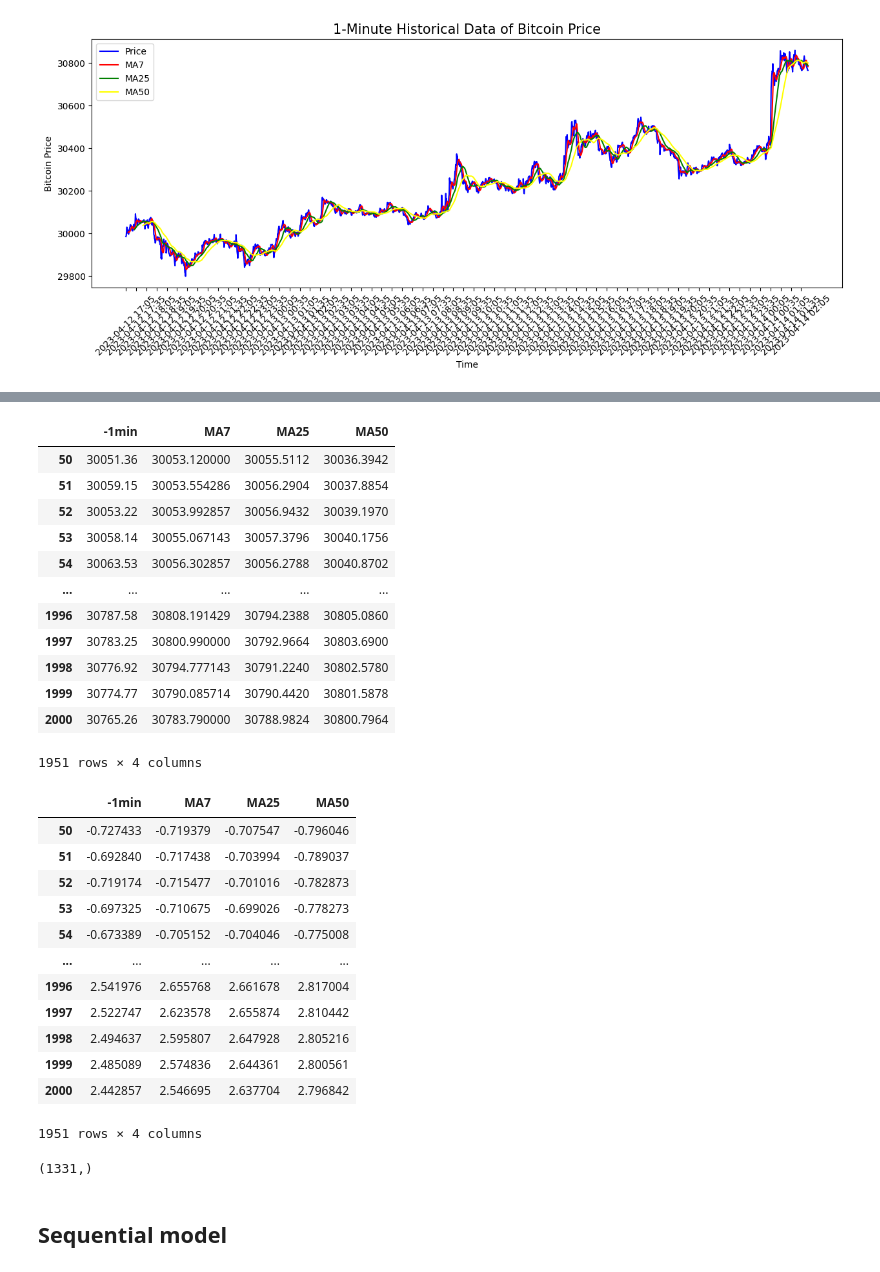
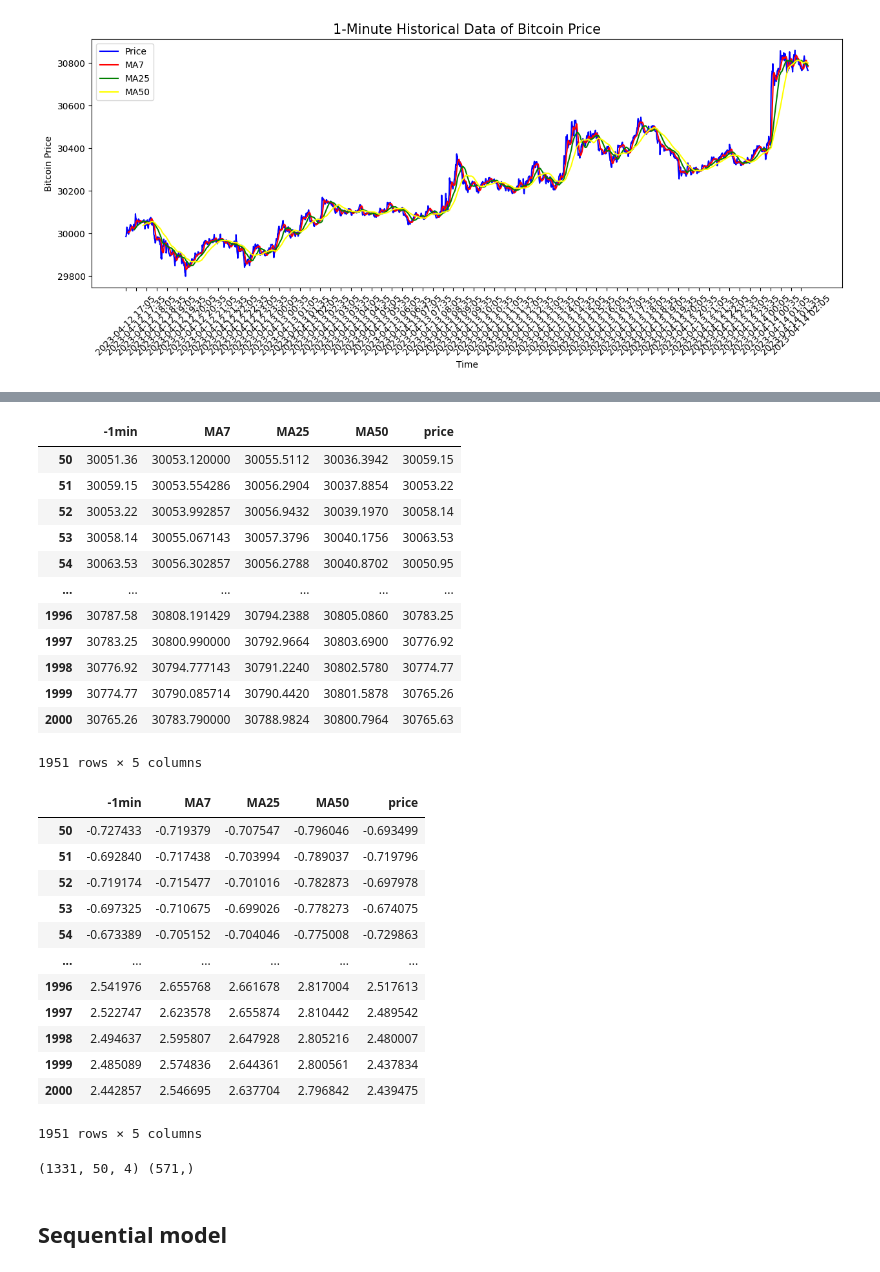
Before and after one commit to mangotree0867/ML_36500, a Jupyter notebook: model/model_004.ipynb, the cells around one changed output, grey strips where cells are left out. Drawn from its saved outputs; the diff is of its cells as text; code cells hidden in the pictures.

```diff
--- a/model/model_004.ipynb
+++ b/model/model_004.ipynb
@@ -57,5 +57,4 @@ plt.show()
 #drop NAN rows
 df = df.drop(df.index[:50])
 
-target_y = df['price']
-feature_x = df.iloc[:,1:5]
+feature_df = df.iloc[:,1:6]
@@ -77,19 +61,19 @@ Name: price, Length: 1951, dtype: float64
 # %%
-feature_x
+feature_df
 # %% [output]
-|  | -1min | MA7 | MA25 | MA50 |
-| 50 | 30051.36 | 30053.120000 | 30055.5112 | 30036.3942 |
-| 51 | 30059.15 | 30053.554286 | 30056.2904 | 30037.8854 |
-| 52 | 30053.22 | 30053.992857 | 30056.9432 | 30039.1970 |
-| 53 | 30058.14 | 30055.067143 | 30057.3796 | 30040.1756 |
-| 54 | 30063.53 | 30056.302857 | 30056.2788 | 30040.8702 |
-| ... | ... | ... | ... | ... |
-| 1996 | 30787.58 | 30808.191429 | 30794.2388 | 30805.0860 |
-| 1997 | 30783.25 | 30800.990000 | 30792.9664 | 30803.6900 |
-| 1998 | 30776.92 | 30794.777143 | 30791.2240 | 30802.5780 |
-| 1999 | 30774.77 | 30790.085714 | 30790.4420 | 30801.5878 |
-| 2000 | 30765.26 | 30783.790000 | 30788.9824 | 30800.7964 |
+|  | -1min | MA7 | MA25 | MA50 | price |
+| 50 | 30051.36 | 30053.120000 | 30055.5112 | 30036.3942 | 30059.15 |
+| 51 | 30059.15 | 30053.554286 | 30056.2904 | 30037.8854 | 30053.22 |
+| 52 | 30053.22 | 30053.992857 | 30056.9432 | 30039.1970 | 30058.14 |
+| 53 | 30058.14 | 30055.067143 | 30057.3796 | 30040.1756 | 30063.53 |
+| 54 | 30063.53 | 30056.302857 | 30056.2788 | 30040.8702 | 30050.95 |
+| ... | ... | ... | ... | ... | ... |
+| 1996 | 30787.58 | 30808.191429 | 30794.2388 | 30805.0860 | 30783.25 |
+| 1997 | 30783.25 | 30800.990000 | 30792.9664 | 30803.6900 | 30776.92 |
+| 1998 | 30776.92 | 30794.777143 | 30791.2240 | 30802.5780 | 30774.77 |
+| 1999 | 30774.77 | 30790.085714 | 30790.4420 | 30801.5878 | 30765.26 |
+| 2000 | 30765.26 | 30783.790000 | 30788.9824 | 30800.7964 | 30765.63 |
-1951 rows × 4 columns
+1951 rows × 5 columns
 # %%
 #Feature Scaling
 scalar = StandardScaler()
@@ -100,19 +84,19 @@ X_ft = pd.DataFrame(columns=feature_x. columns,
 # %%
-X_ft
+df_ft
 # %% [output]
-|  | -1min | MA7 | MA25 | MA50 |
-| 50 | -0.727433 | -0.719379 | -0.707547 | -0.796046 |
-| 51 | -0.692840 | -0.717438 | -0.703994 | -0.789037 |
-| 52 | -0.719174 | -0.715477 | -0.701016 | -0.782873 |
-| 53 | -0.697325 | -0.710675 | -0.699026 | -0.778273 |
-| 54 | -0.673389 | -0.705152 | -0.704046 | -0.775008 |
-| ... | ... | ... | ... | ... |
-| 1996 | 2.541976 | 2.655768 | 2.661678 | 2.817004 |
-| 1997 | 2.522747 | 2.623578 | 2.655874 | 2.810442 |
-| 1998 | 2.494637 | 2.595807 | 2.647928 | 2.805216 |
-| 1999 | 2.485089 | 2.574836 | 2.644361 | 2.800561 |
-| 2000 | 2.442857 | 2.546695 | 2.637704 | 2.796842 |
+|  | -1min | MA7 | MA25 | MA50 | price |
+| 50 | -0.727433 | -0.719379 | -0.707547 | -0.796046 | -0.693499 |
+| 51 | -0.692840 | -0.717438 | -0.703994 | -0.789037 | -0.719796 |
+| 52 | -0.719174 | -0.715477 | -0.701016 | -0.782873 | -0.697978 |
+| 53 | -0.697325 | -0.710675 | -0.699026 | -0.778273 | -0.674075 |
+| 54 | -0.673389 | -0.705152 | -0.704046 | -0.775008 | -0.729863 |
+| ... | ... | ... | ... | ... | ... |
+| 1996 | 2.541976 | 2.655768 | 2.661678 | 2.817004 | 2.517613 |
+| 1997 | 2.522747 | 2.623578 | 2.655874 | 2.810442 | 2.489542 |
+| 1998 | 2.494637 | 2.595807 | 2.647928 | 2.805216 | 2.480007 |
+| 1999 | 2.485089 | 2.574836 | 2.644361 | 2.800561 | 2.437834 |
+| 2000 | 2.442857 | 2.546695 | 2.637704 | 2.796842 | 2.439475 |
-1951 rows × 4 columns
+1951 rows × 5 columns
 # %%
 def lstm_split(data, n_steps):
     X, y = [], []
@@ -125,9 +109,9 @@ X1, y1 = lstm_split(X_ft.values, n_steps=50)
 # %%
 X_train, X_test, y_train, y_test = train_test_split(X1, y1, test_size=0.3, random_state=42)
 # %%
-y_train.shape
+print(X_train.shape, y_test.shape)
 # %% [output]
-(1331,)
+(1331, 50, 4) (571,)
 # %% [markdown]
 ## Sequential model
 # %%
```
Also changed, not shown: parts of 10 cells of this notebook, 2 other files.
